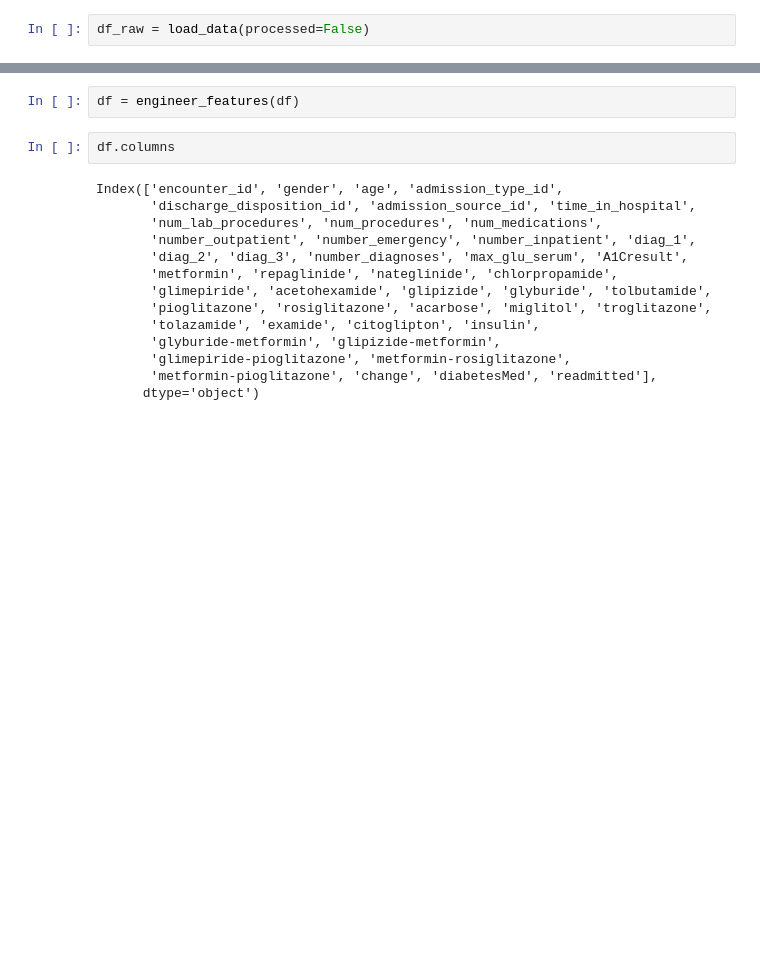
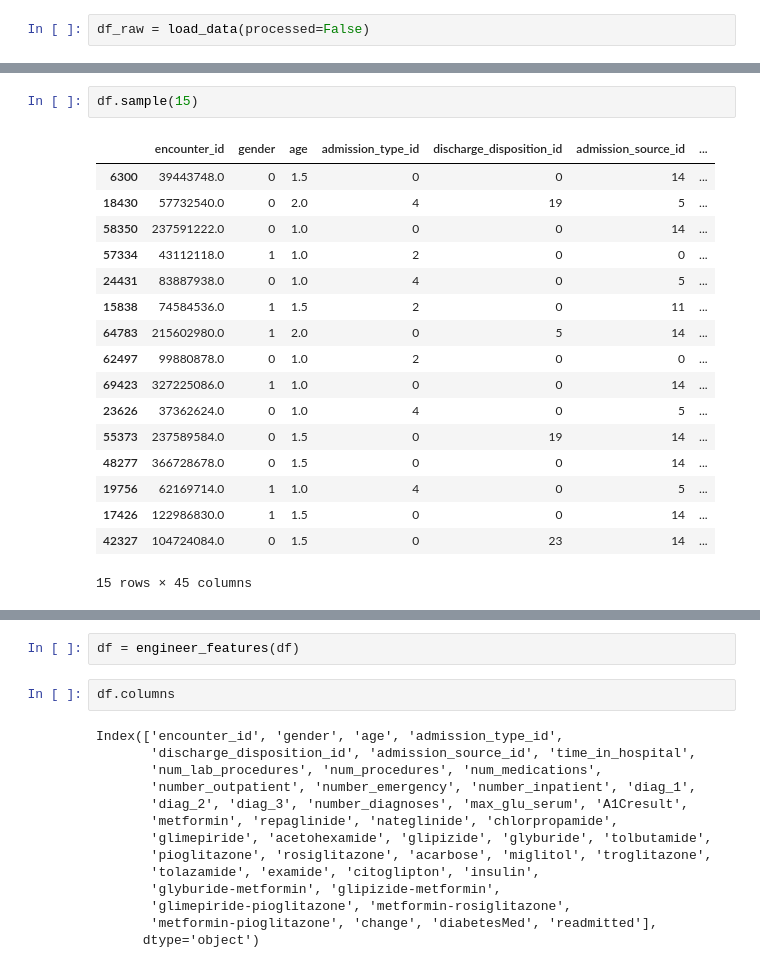
Before and after one commit to mayeen/Utility_and_privacy_research_using_GAN_and_LLM, a Jupyter notebook: thesis/data_analysis.ipynb, the cells around one changed output, grey strips where cells are left out. Cells and saved outputs as stored; diff of their text form; blank space fills up the shorter version.

```diff
--- a/thesis/data_analysis.ipynb
+++ b/thesis/data_analysis.ipynb
@@ -24,0 +125,20 @@ FileNotFoundError: Data file not found. Checked:
+# %%
+df.sample(15)
+# %% [output]
+|  | encounter_id | gender | age | admission_type_id | discharge_disposition_id | admission_source_id | ... |
+| 6300 | 39443748.0 | 0 | 1.5 | 0 | 0 | 14 | ... |
+| 18430 | 57732540.0 | 0 | 2.0 | 4 | 19 | 5 | ... |
+| 58350 | 237591222.0 | 0 | 1.0 | 0 | 0 | 14 | ... |
+| 57334 | 43112118.0 | 1 | 1.0 | 2 | 0 | 0 | ... |
+| 24431 | 83887938.0 | 0 | 1.0 | 4 | 0 | 5 | ... |
+| 15838 | 74584536.0 | 1 | 1.5 | 2 | 0 | 11 | ... |
+| 64783 | 215602980.0 | 1 | 2.0 | 0 | 5 | 14 | ... |
+| 62497 | 99880878.0 | 0 | 1.0 | 2 | 0 | 0 | ... |
+| 69423 | 327225086.0 | 1 | 1.0 | 0 | 0 | 14 | ... |
+| 23626 | 37362624.0 | 0 | 1.0 | 4 | 0 | 5 | ... |
+| 55373 | 237589584.0 | 0 | 1.5 | 0 | 19 | 14 | ... |
+| 48277 | 366728678.0 | 0 | 1.5 | 0 | 0 | 14 | ... |
+| 19756 | 62169714.0 | 1 | 1.0 | 4 | 0 | 5 | ... |
+| 17426 | 122986830.0 | 1 | 1.5 | 0 | 0 | 14 | ... |
+| 42327 | 104724084.0 | 0 | 1.5 | 0 | 23 | 14 | ... |
+15 rows × 45 columns
```
Also changed, not shown: parts of 12 cells of this notebook, 4 other files.
